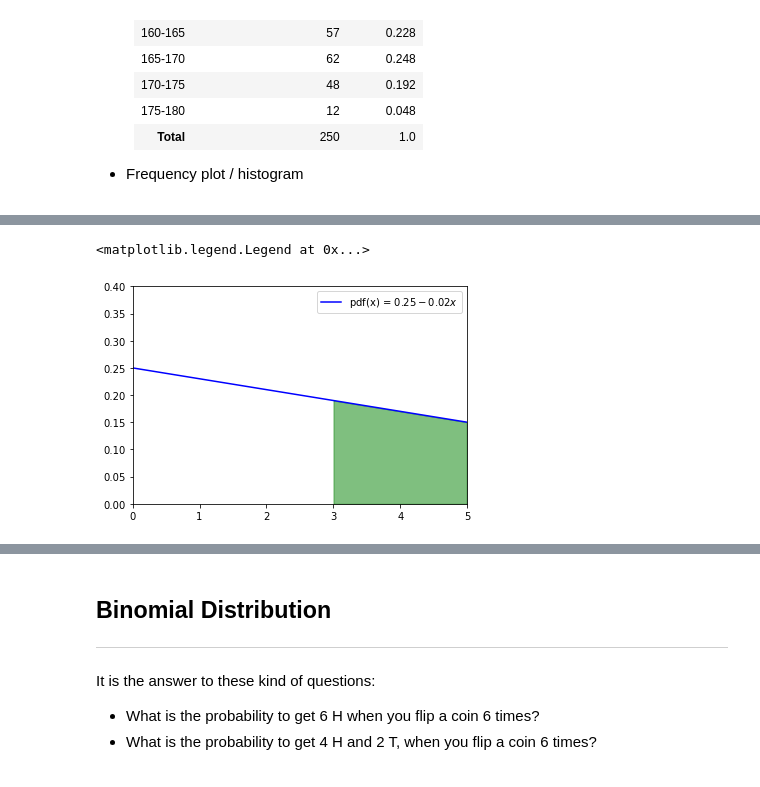
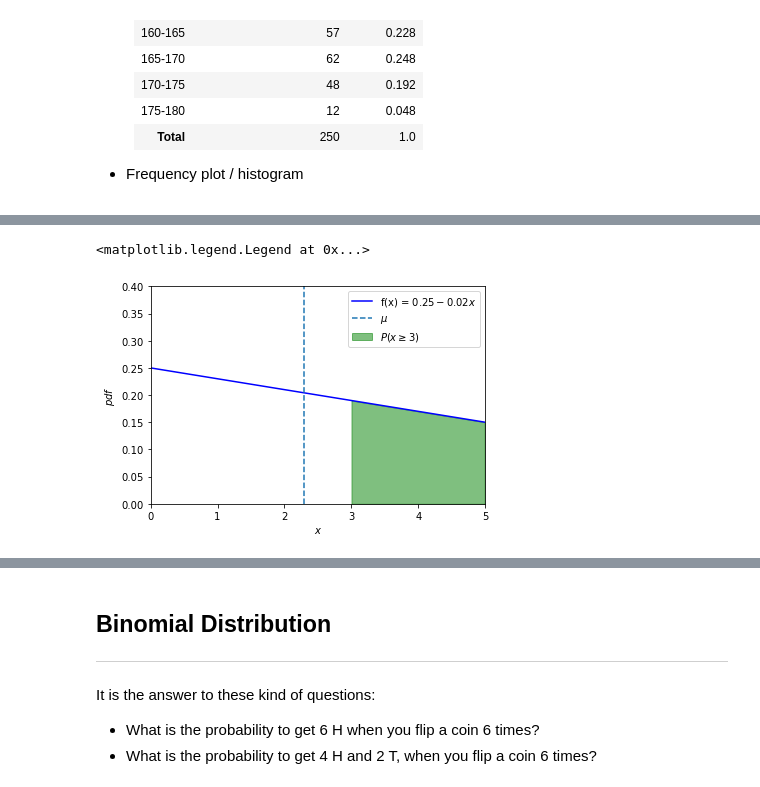
Before and after one commit to ridlo/statistics, a Jupyter notebook: Statistics_003_probability_distribution.ipynb, the cells around one changed output, grey strips where cells are left out. Cells and saved outputs as stored; diff of their text form; code cells hidden in the pictures.

```diff
--- a/Statistics_003_probability_distribution.ipynb
+++ b/Statistics_003_probability_distribution.ipynb
@@ -173,20 +213,23 @@ $$E(X) = \int_{-\infty}^{\infty} x f(x) dx$$
 # %%
 import numpy as np
 import matplotlib.pyplot as plt
 
 x = np.arange(0, 5, 0.01)
 y = 0.25 - 0.02*x
 
-plt.plot(x, y, 'b-', label=r"pdf(x) = $0.25 - 0.02x$")
+plt.plot(x, y, 'b-', label=r"f(x) = $0.25 - 0.02x$")
 
-plt.fill_between(x, y, 0, where = (x >= 3) & (x <= 5), alpha=0.5, color='g')
+plt.fill_between(x, y, 0, where = (x >= 3) & (x <= 5), alpha=0.5, color='g', label="$P(x\geq 3)$")
+plt.axvline(x=2.291666667, linestyle='--', label="$\mu$")
+plt.xlabel("$x$")
+plt.ylabel("$pdf$")
 
 plt.xlim([0, 5])
 plt.ylim([0, 0.4])
 plt.legend()
 # %% [output]
 <matplotlib.legend.Legend at 0x...>
-[figure, old version]
+[figure, new version]
 # %% [markdown]
 ### Common Probability Distributions
 ---
```
Also changed, not shown: parts of 32 cells of this notebook.
